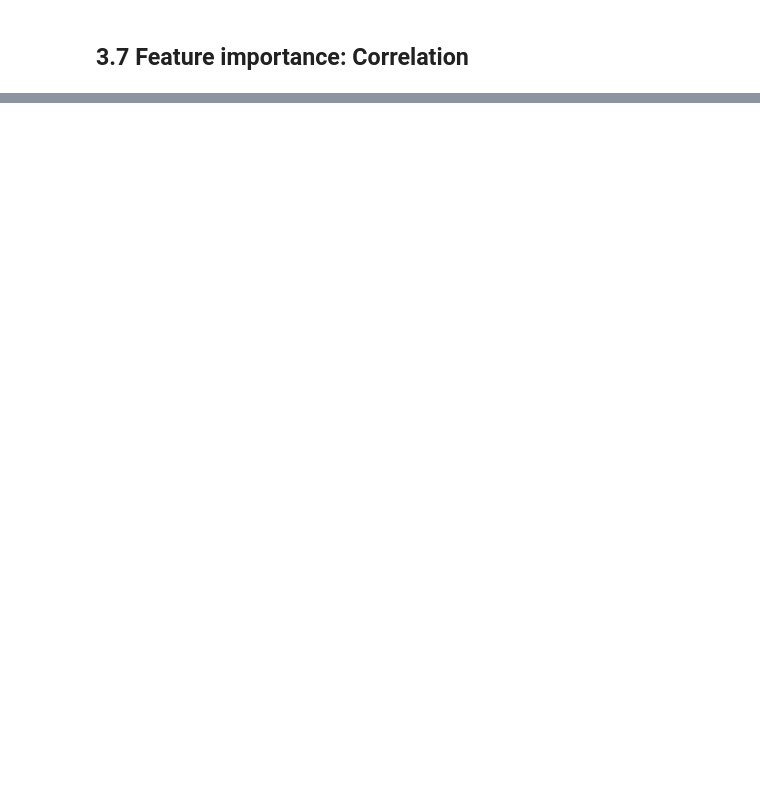
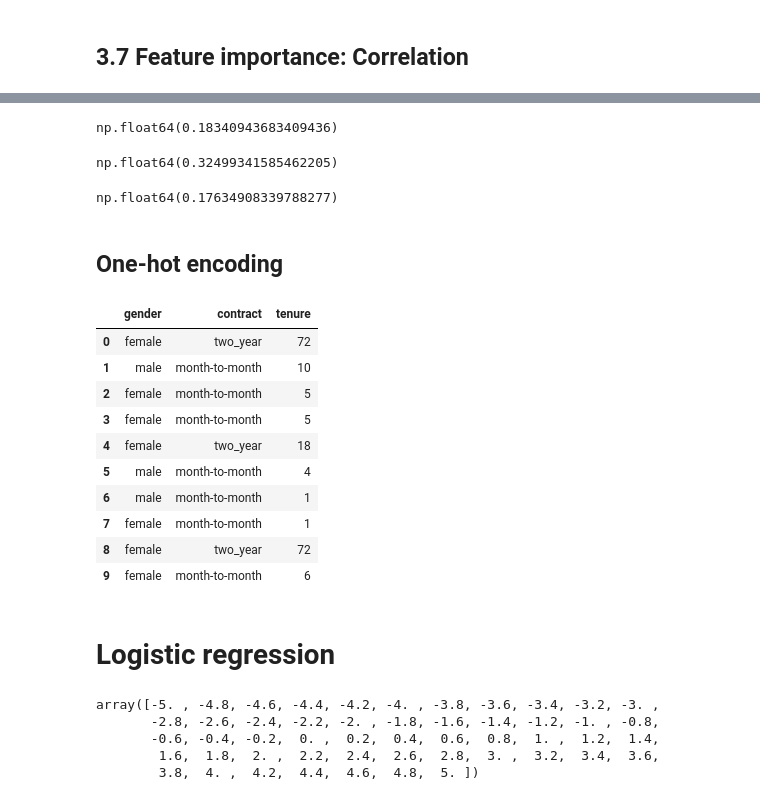
Before and after one commit to emmanuelnkemka/ml-zoomcamp-2026, a Jupyter notebook: 3.1 Churn Prediction Project.ipynb, the cells around one changed output, grey strips where cells are left out. Cells and saved outputs as stored; diff of their text form; code cells hidden in the pictures; blank space fills up the shorter version.

Commit message:
Module 3 - one-hot encoding

```diff
--- a/3.1 Churn Prediction Project.ipynb
+++ b/3.1 Churn Prediction Project.ipynb
@@ -381,0 +352,14 @@ df_full_train.apply()
+# %%
+df_full_train[(df_full_train.monthlycharges > 20) & (df_full_train.monthlycharges <= 50)].churn.mean()
+# %% [output]
+np.float64(0.18340943683409436)
+# %%
+df_full_train[df_full_train.monthlycharges > 50].churn.mean()
+# %% [output]
+np.float64(0.32499341585462205)
+# %%
+df_full_train[df_full_train.tenure > 12].churn.mean()
+# %% [output]
+np.float64(0.17634908339788277)
+# %% [markdown]
+## One-hot encoding
@@ -381,0 +368,14 @@ df_full_train.apply()
+# %%
+ df_train[['gender', 'contract', 'tenure']].iloc[:10]
+# %% [output]
+|  | gender | contract | tenure |
+| 0 | female | two_year | 72 |
+| 1 | male | month-to-month | 10 |
+| 2 | female | month-to-month | 5 |
+| 3 | female | month-to-month | 5 |
+| 4 | female | two_year | 18 |
+| 5 | male | month-to-month | 4 |
+| 6 | male | month-to-month | 1 |
+| 7 | female | month-to-month | 1 |
+| 8 | female | two_year | 72 |
+| 9 | female | month-to-month | 6 |
@@ -381,0 +392,2 @@ df_full_train.apply()
+# %% [markdown]
+# Logistic regression
@@ -381,0 +397,9 @@ df_full_train.apply()
+# %%
+z = np.linspace(-5, 5, 51)
+z
+# %% [output]
+array([-5. , -4.8, -4.6, -4.4, -4.2, -4. , -3.8, -3.6, -3.4, -3.2, -3. ,
+       -2.8, -2.6, -2.4, -2.2, -2. , -1.8, -1.6, -1.4, -1.2, -1. , -0.8,
+       -0.6, -0.4, -0.2,  0. ,  0.2,  0.4,  0.6,  0.8,  1. ,  1.2,  1.4,
+        1.6,  1.8,  2. ,  2.2,  2.4,  2.6,  2.8,  3. ,  3.2,  3.4,  3.6,
+        3.8,  4. ,  4.2,  4.4,  4.6,  4.8,  5. ])
```
Also changed, not shown: parts of 33 cells of this notebook.
